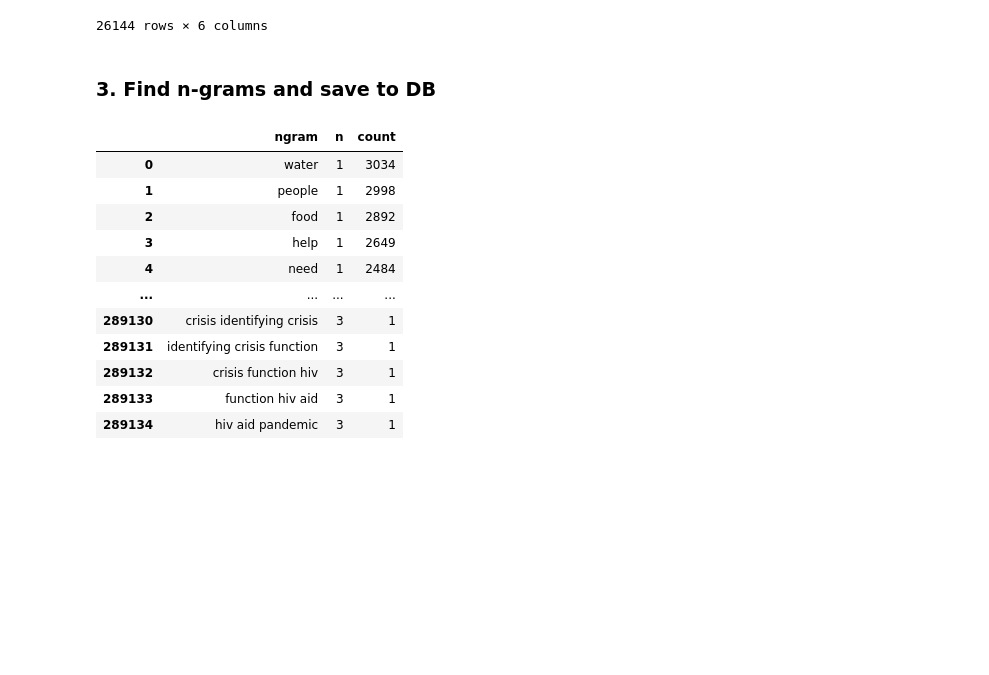
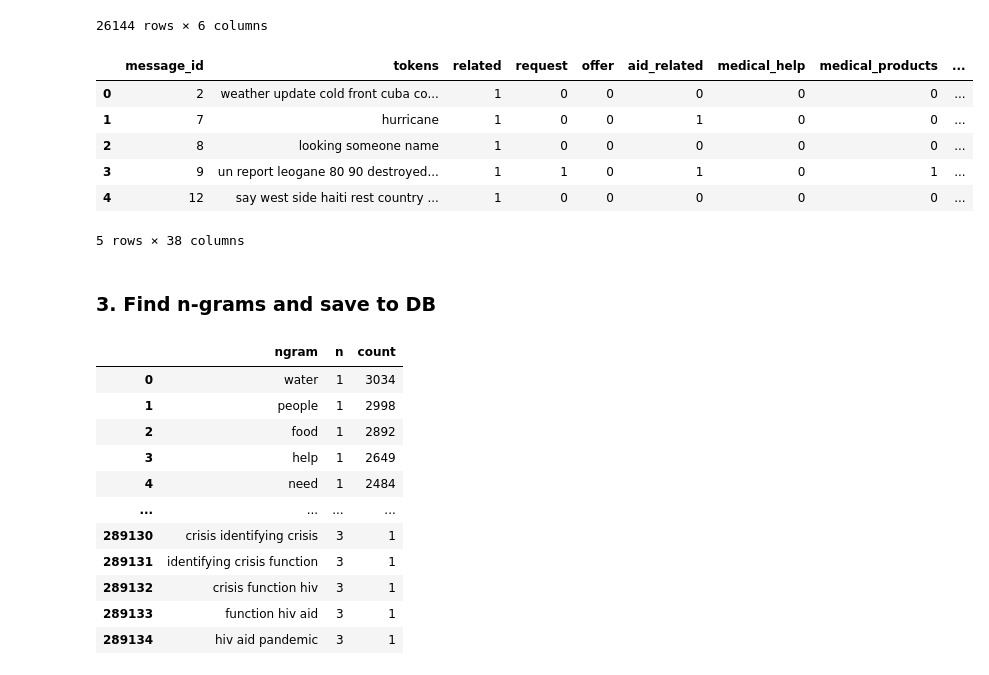
Before and after one commit to tarcisobraz/disaster-message-clf, a Jupyter notebook: models/ML Pipeline Preparation.ipynb, the cells around one changed output. Saved outputs shown, nothing was run; the diff lists cells and outputs as text; code cells hidden in the pictures; blank space fills up the shorter version.

```diff
--- a/models/ML Pipeline Preparation.ipynb
+++ b/models/ML Pipeline Preparation.ipynb
@@ -165,3 +177,13 @@ messages_tokens.to_sql('MessageTokens', engine, index=False, if_exists='replace'
+# %%
+messages_categories.head()
+# %% [output]
+|  | message_id | tokens | related | request | offer | aid_related | medical_help | medical_products | ... |
+| 0 | 2 | weather update cold front cuba co... | 1 | 0 | 0 | 0 | 0 | 0 | ... |
+| 1 | 7 | hurricane | 1 | 0 | 0 | 1 | 0 | 0 | ... |
+| 2 | 8 | looking someone name | 1 | 0 | 0 | 0 | 0 | 0 | ... |
+| 3 | 9 | un report leogane 80 90 destroyed... | 1 | 1 | 0 | 1 | 0 | 1 | ... |
+| 4 | 12 | say west side haiti rest country ... | 1 | 0 | 0 | 0 | 0 | 0 | ... |
+5 rows × 38 columns
 # %% [markdown]
 ### 3. Find n-grams and save to DB
 # %%
```
Also changed, not shown: parts of 21 cells of this notebook.
